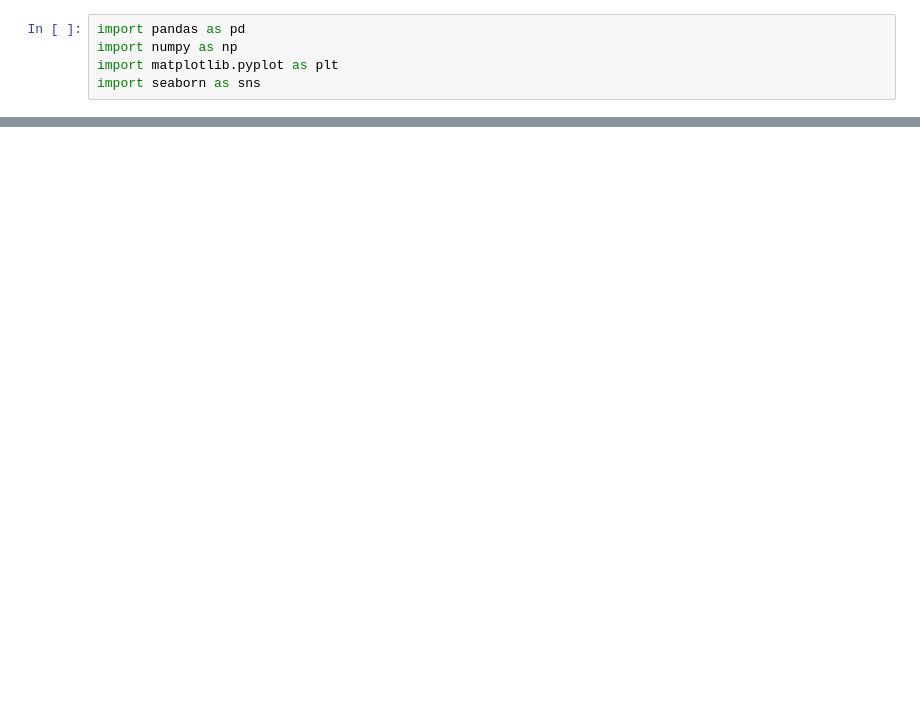
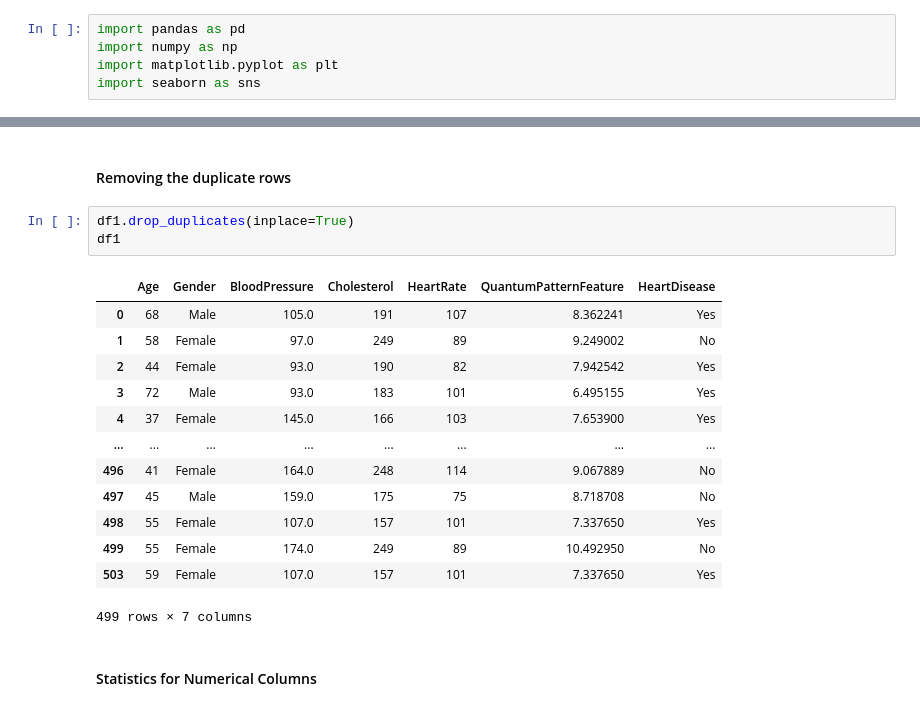
Before and after one commit to pavi550/HeartPrediction, a Jupyter notebook: Heart Prediction Dataset.ipynb, the cells around one changed output, grey strips where cells are left out. Saved outputs shown, nothing was run; the diff lists cells and outputs as text; blank space fills up the shorter version.

```diff
--- a/Heart Prediction Dataset.ipynb
+++ b/Heart Prediction Dataset.ipynb
@@ -288,0 +102,21 @@ Axes(0.125,0.11;0.775x0.77)
+# %% [markdown]
+#### Removing the duplicate rows
+# %%
+df1.drop_duplicates(inplace=True)
+df1
+# %% [output]
+|  | Age | Gender | BloodPressure | Cholesterol | HeartRate | QuantumPatternFeature | HeartDisease |
+| 0 | 68 | Male | 105.0 | 191 | 107 | 8.362241 | Yes |
+| 1 | 58 | Female | 97.0 | 249 | 89 | 9.249002 | No |
+| 2 | 44 | Female | 93.0 | 190 | 82 | 7.942542 | Yes |
+| 3 | 72 | Male | 93.0 | 183 | 101 | 6.495155 | Yes |
+| 4 | 37 | Female | 145.0 | 166 | 103 | 7.653900 | Yes |
+| ... | ... | ... | ... | ... | ... | ... | ... |
+| 496 | 41 | Female | 164.0 | 248 | 114 | 9.067889 | No |
+| 497 | 45 | Male | 159.0 | 175 | 75 | 8.718708 | No |
+| 498 | 55 | Female | 107.0 | 157 | 101 | 7.337650 | Yes |
+| 499 | 55 | Female | 174.0 | 249 | 89 | 10.492950 | No |
+| 503 | 59 | Female | 107.0 | 157 | 101 | 7.337650 | Yes |
+499 rows × 7 columns
+# %% [markdown]
+#### Statistics for Numerical Columns
```
Also changed, not shown: parts of 97 cells of this notebook, 4 other files.
